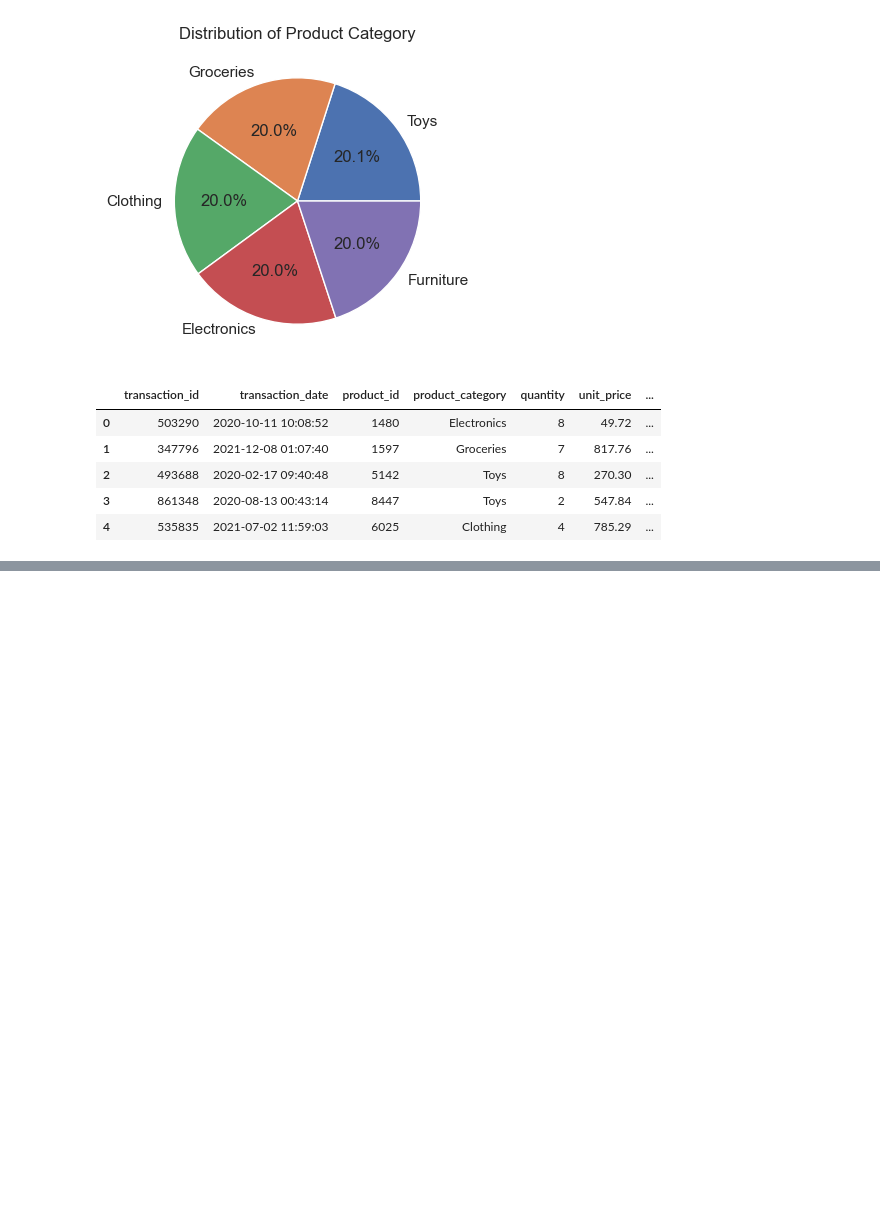
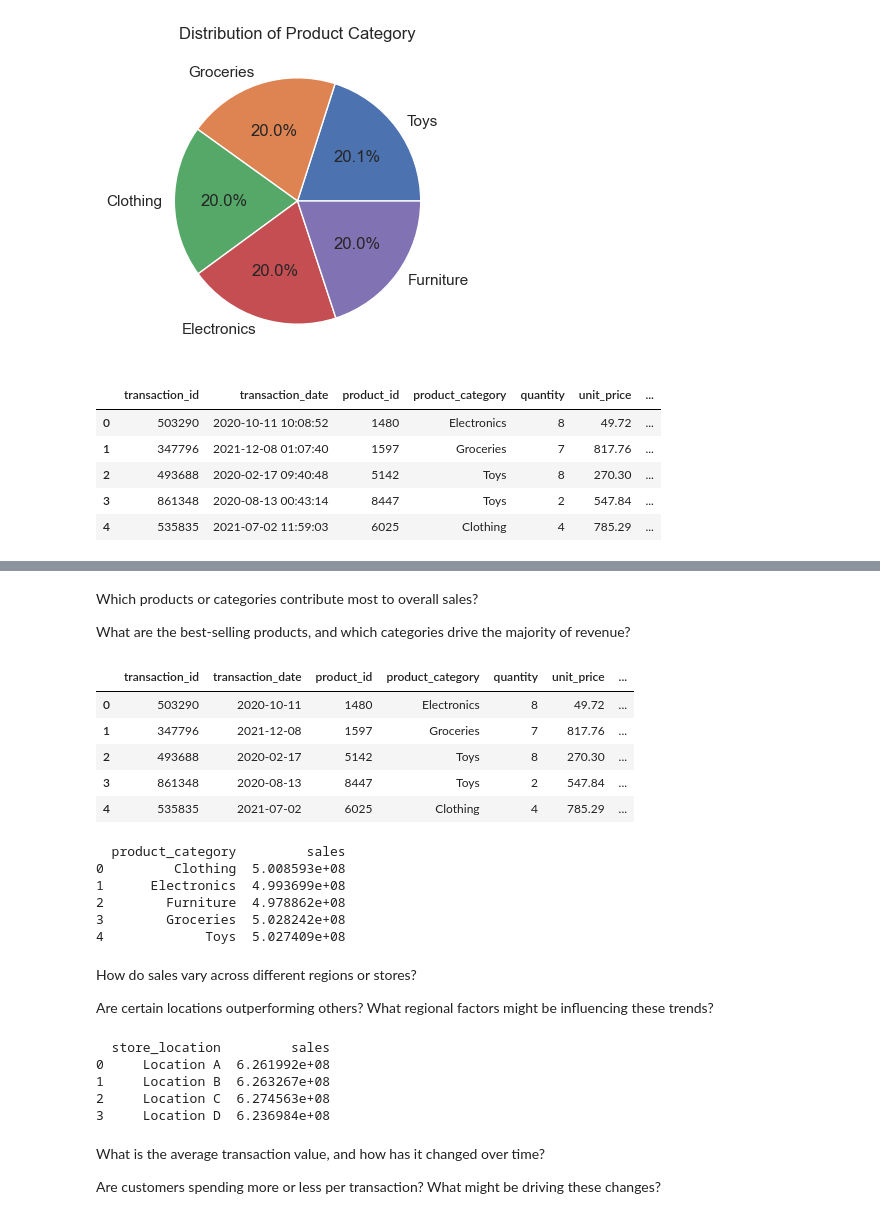
Before and after one commit to JReal10/Project_Moon, a Jupyter notebook: notebooks/sales_customer_behaviour_analysis.ipynb, the cells around one changed output, grey strips where cells are left out. Saved outputs shown, nothing was run; the diff lists cells and outputs as text; code cells hidden in the pictures; blank space fills up the shorter version.

```diff
--- a/notebooks/sales_customer_behaviour_analysis.ipynb
+++ b/notebooks/sales_customer_behaviour_analysis.ipynb
@@ -236,0 +255,50 @@ for i in category:
+# %% [markdown]
+Which products or categories contribute most to overall sales?
+
+What are the best-selling products, and which categories drive the majority of revenue?
+# %%
+sales_df.head()
+# %% [output]
+|  | transaction_id | transaction_date | product_id | product_category | quantity | unit_price | ... |
+| 0 | 503290 | 2020-10-11 | 1480 | Electronics | 8 | 49.72 | ... |
+| 1 | 347796 | 2021-12-08 | 1597 | Groceries | 7 | 817.76 | ... |
+| 2 | 493688 | 2020-02-17 | 5142 | Toys | 8 | 270.30 | ... |
+| 3 | 861348 | 2020-08-13 | 8447 | Toys | 2 | 547.84 | ... |
+| 4 | 535835 | 2021-07-02 | 6025 | Clothing | 4 | 785.29 | ... |
+# %%
+def total_sales_category(df):
+  # Group by 'Category' and sum the 'Sales' for each category
+  category_sales_sum = df.groupby('product_category')['sales'].sum().reset_index()
+
+  return category_sales_sum
+
+print(total_sales_category(sales_df))
+# %% [output]
+  product_category         sales
+0         Clothing  5.008593e+08
+1      Electronics  4.993699e+08
+2        Furniture  4.978862e+08
+3        Groceries  5.028242e+08
+4             Toys  5.027409e+08
+# %% [markdown]
+How do sales vary across different regions or stores?
+
+Are certain locations outperforming others? What regional factors might be influencing these trends?
+# %%
+def total_sales_store(df):
+  # Group by 'Category' and sum the 'Sales' for each category
+  category_sales_sum = df.groupby('store_location')['sales'].sum().reset_index()
+
+  return category_sales_sum
+
+print(total_sales_store(sales_df))
+# %% [output]
+  store_location         sales
+0     Location A  6.261992e+08
+1     Location B  6.263267e+08
+2     Location C  6.274563e+08
+3     Location D  6.236984e+08
+# %% [markdown]
+What is the average transaction value, and how has it changed over time?
+
+Are customers spending more or less per transaction? What might be driving these changes?
```
Also changed, not shown: parts of 6 cells of this notebook.
